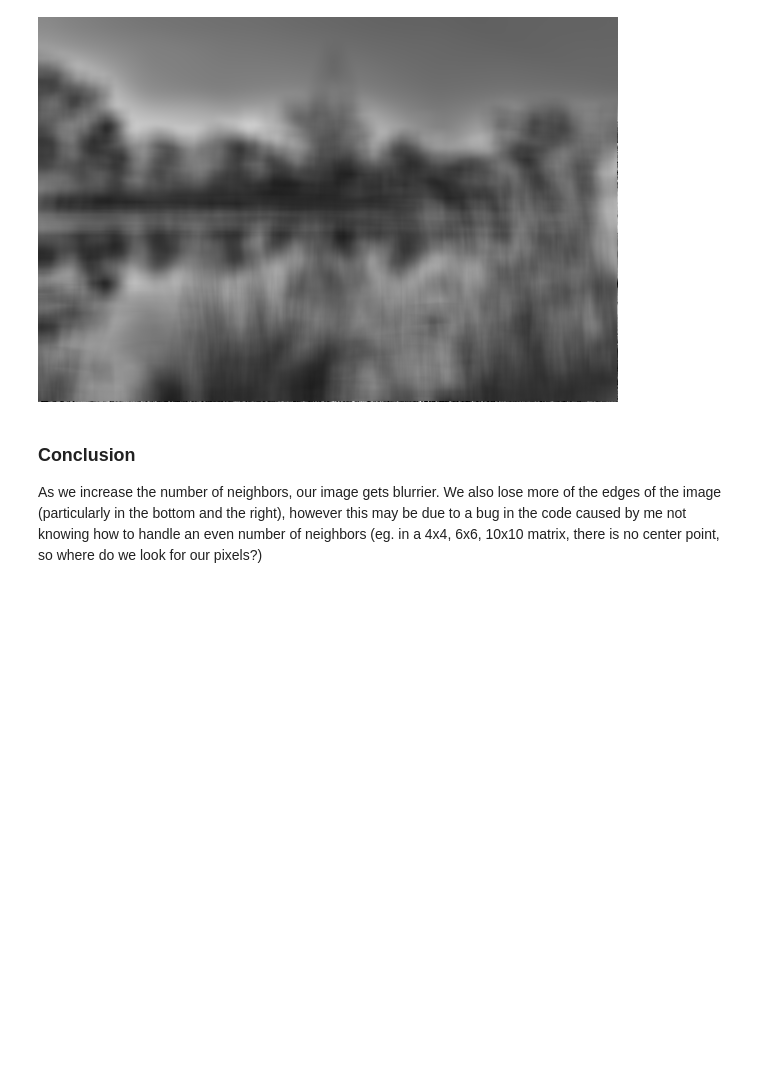
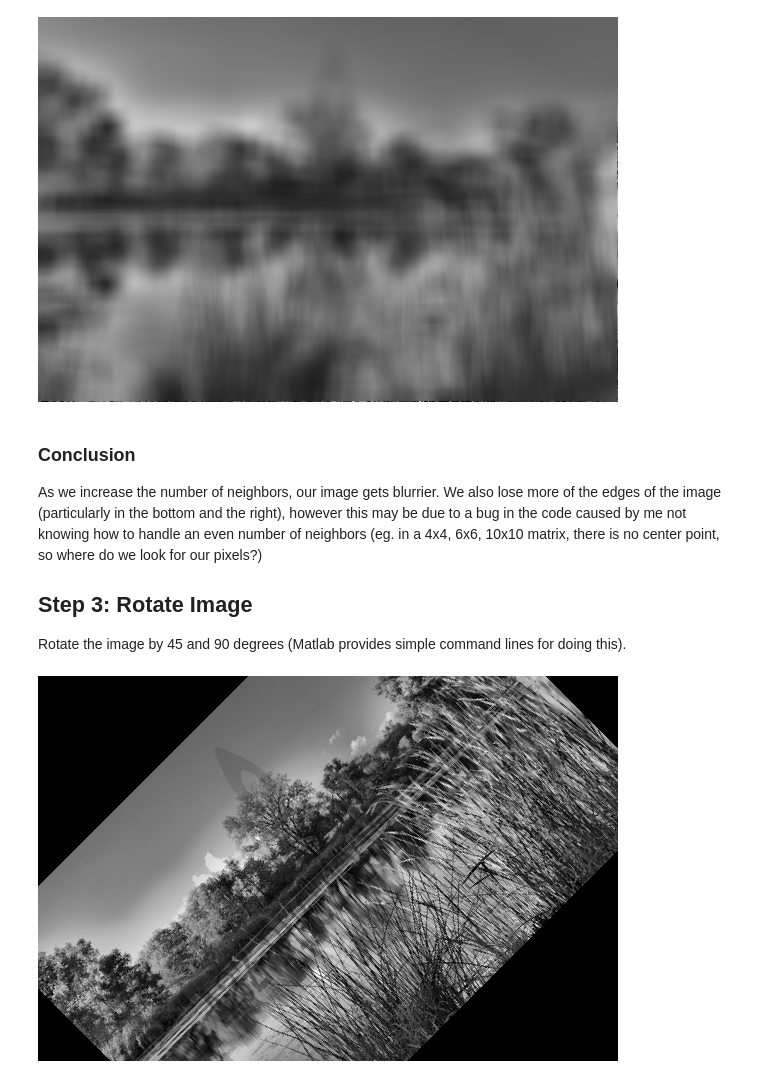
Before and after one commit to abzdel/ECE588-Image-and-Video-Processing, a Jupyter notebook: week1hwclean.ipynb, the cells around one changed output. Saved outputs shown, nothing was run; the diff lists cells and outputs as text; code cells hidden in the pictures; blank space fills up the shorter version.

Commit message:
finished steps 2 + 3, added scaffolding for 1 + 2

```diff
--- a/week1hwclean.ipynb
+++ b/week1hwclean.ipynb
@@ -161,3 +161,13 @@ Image.fromarray(np.uint8(twenty_neighbors))
 ### Conclusion
 
 As we increase the number of neighbors, our image gets blurrier. We also lose more of the edges of the image (particularly in the bottom and the right), however this may be due to a bug in the code caused by me not knowing how to handle an even number of neighbors (eg. in a 4x4, 6x6, 10x10 matrix, there is no center point, so where do we look for our pixels?)
+
+
+## Step 3: Rotate Image
+
+Rotate the image by 45 and 90 degrees (Matlab provides simple command lines for doing this).
+# %%
+# rotate image by 45 degrees
+orig_image.image.rotate(45)
+# %% [output]
+[figure, added]
```
Also changed, not shown: parts of 3 cells of this notebook.
